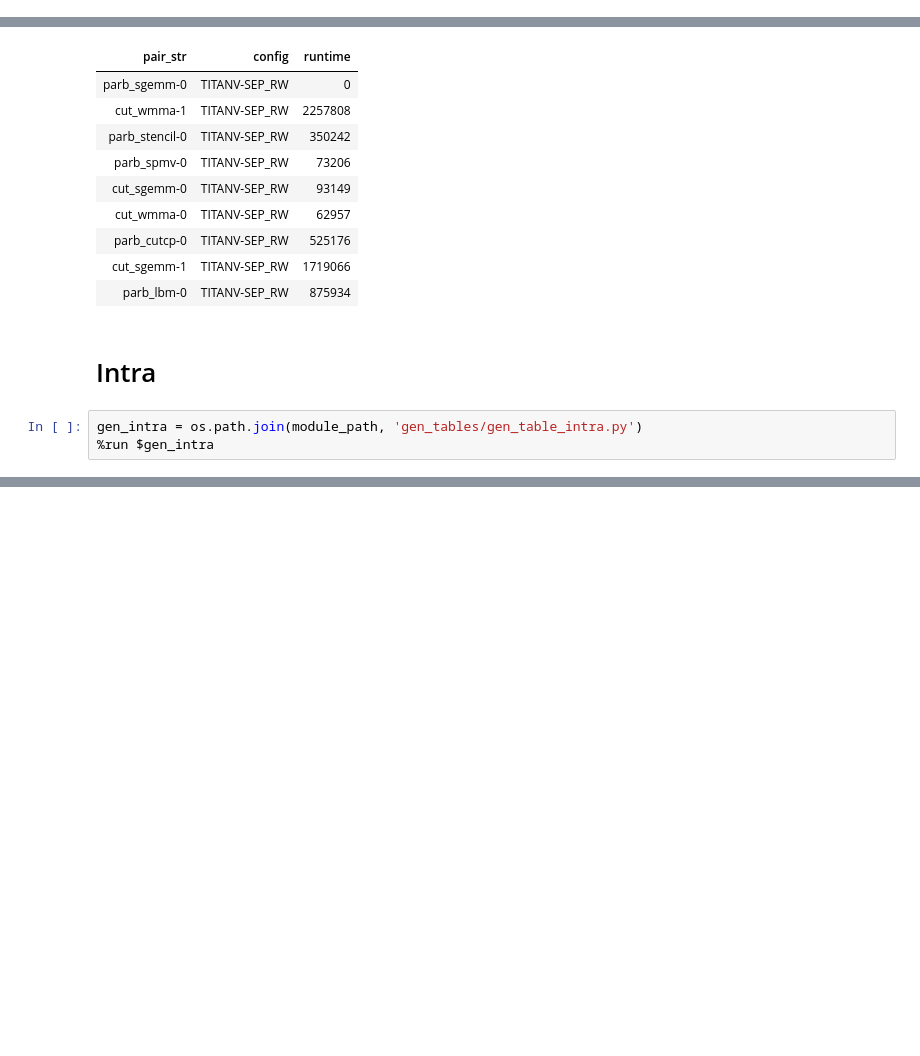
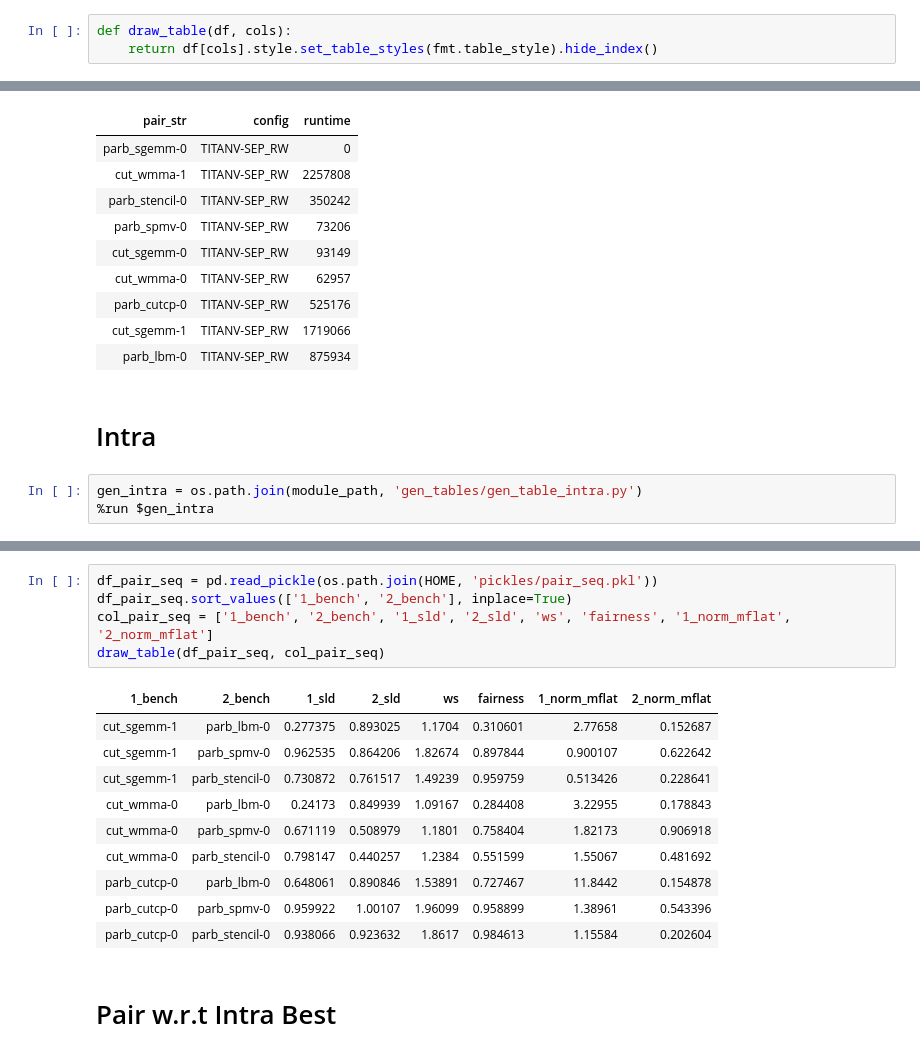
Before and after one commit to UofT-EcoSystem/gpgpu-sim_simulations, a Jupyter notebook: util/data/notebooks/View_Tables.ipynb, the cells around one changed output, grey strips where cells are left out. Saved outputs shown, nothing was run; the diff lists cells and outputs as text; blank space fills up the shorter version.

Commit message:
pair table is ready

```diff
--- a/util/data/notebooks/View_Tables.ipynb
+++ b/util/data/notebooks/View_Tables.ipynb
@@ -13,3 +19,6 @@ import common.format as fmt
+# %%
+def draw_table(df, cols):
+    return df[cols].style.set_table_styles(fmt.table_style).hide_index()
 # %% [markdown]
 # Seq
 # %%
@@ -87,0 +84,18 @@ df_intra_best[col_intra_best].style.set_table_styles(fmt.table_style).hide_index
+# %%
+df_pair_seq = pd.read_pickle(os.path.join(HOME, 'pickles/pair_seq.pkl'))
+df_pair_seq.sort_values(['1_bench', '2_bench'], inplace=True)
+col_pair_seq = ['1_bench', '2_bench', '1_sld', '2_sld', 'ws', 'fairness', '1_norm_mflat', '2_norm_mflat']
+draw_table(df_pair_seq, col_pair_seq)
+# %% [output]
+| 1_bench | 2_bench | 1_sld | 2_sld | ws | fairness | 1_norm_mflat | 2_norm_mflat |
+| cut_sgemm-1 | parb_lbm-0 | 0.277375 | 0.893025 | 1.1704 | 0.310601 | 2.77658 | 0.152687 |
+| cut_sgemm-1 | parb_spmv-0 | 0.962535 | 0.864206 | 1.82674 | 0.897844 | 0.900107 | 0.622642 |
+| cut_sgemm-1 | parb_stencil-0 | 0.730872 | 0.761517 | 1.49239 | 0.959759 | 0.513426 | 0.228641 |
+| cut_wmma-0 | parb_lbm-0 | 0.24173 | 0.849939 | 1.09167 | 0.284408 | 3.22955 | 0.178843 |
+| cut_wmma-0 | parb_spmv-0 | 0.671119 | 0.508979 | 1.1801 | 0.758404 | 1.82173 | 0.906918 |
+| cut_wmma-0 | parb_stencil-0 | 0.798147 | 0.440257 | 1.2384 | 0.551599 | 1.55067 | 0.481692 |
+| parb_cutcp-0 | parb_lbm-0 | 0.648061 | 0.890846 | 1.53891 | 0.727467 | 11.8442 | 0.154878 |
+| parb_cutcp-0 | parb_spmv-0 | 0.959922 | 1.00107 | 1.96099 | 0.958899 | 1.38961 | 0.543396 |
+| parb_cutcp-0 | parb_stencil-0 | 0.938066 | 0.923632 | 1.8617 | 0.984613 | 1.15584 | 0.202604 |
+# %% [markdown]
+# Pair w.r.t Intra Best
```
Also changed, not shown: parts of 11 cells of this notebook, 5 other files.
